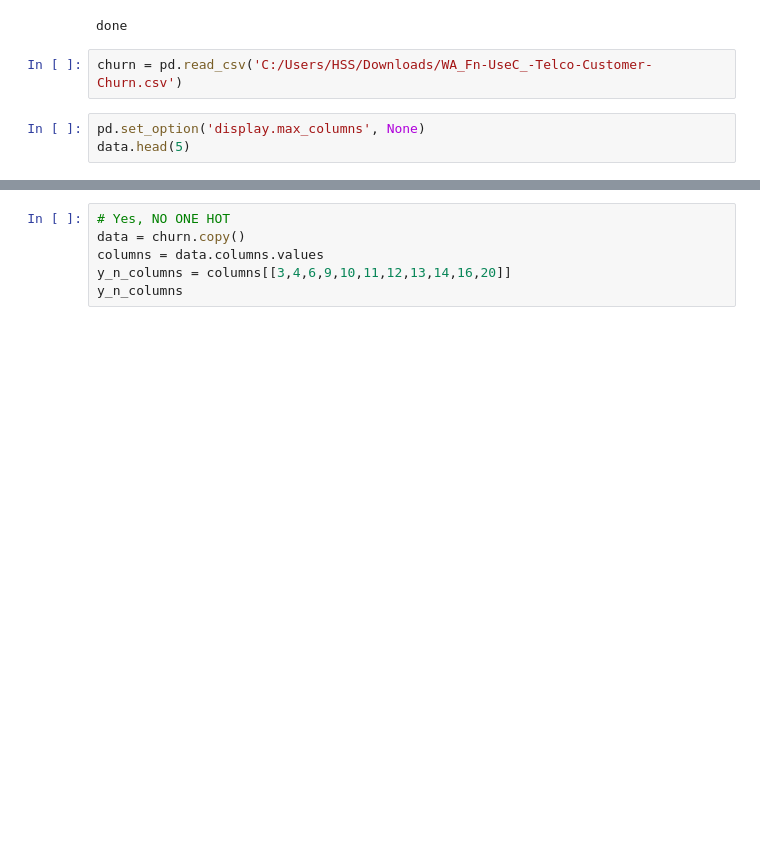
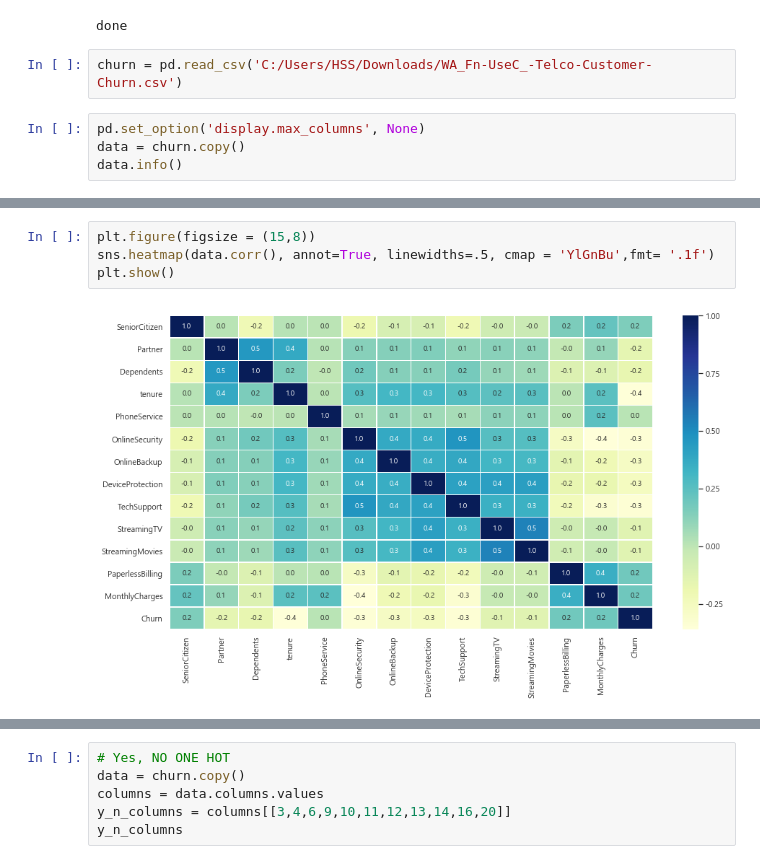
Before and after one commit to h33sun/Lets-EDA, a Jupyter notebook: Telecom _Churn_prediction.ipynb, the cells around one changed output, grey strips where cells are left out. Cells and saved outputs as stored; diff of their text form; blank space fills up the shorter version.

```diff
--- a/Telecom _Churn_prediction.ipynb
+++ b/Telecom _Churn_prediction.ipynb
@@ -9,5 +9,6 @@ done
 churn = pd.read_csv('C:/Users/HSS/Downloads/WA_Fn-UseC_-Telco-Customer-Churn.csv')
 # %%
 pd.set_option('display.max_columns', None)
-data.head(5)
+data = churn.copy()
+data.info()
 # %% [output]
@@ -42,0 +60,6 @@ data.head(5)
+# %%
+plt.figure(figsize = (15,8))
+sns.heatmap(data.corr(), annot=True, linewidths=.5, cmap = 'YlGnBu',fmt= '.1f')
+plt.show()
+# %% [output]
+[figure, added]
```
Also changed, not shown: parts of 22 cells of this notebook.
